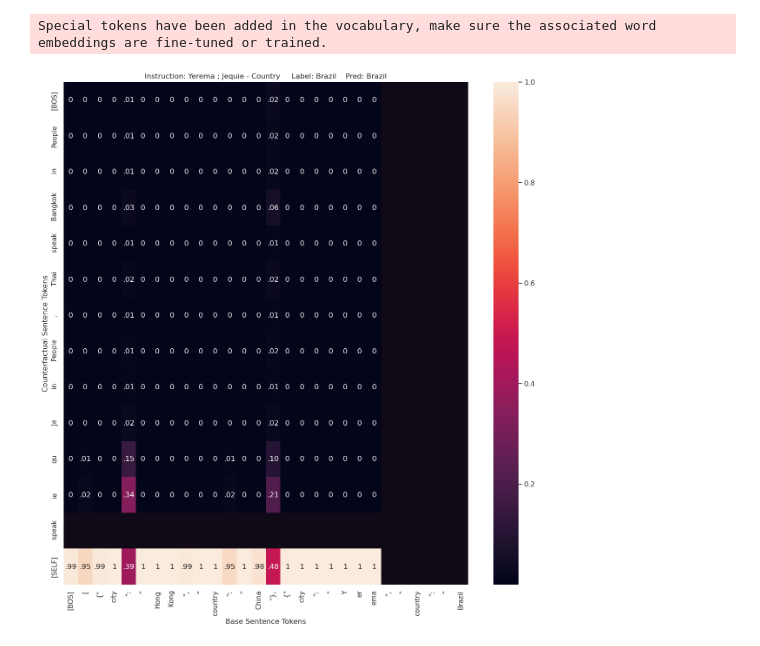
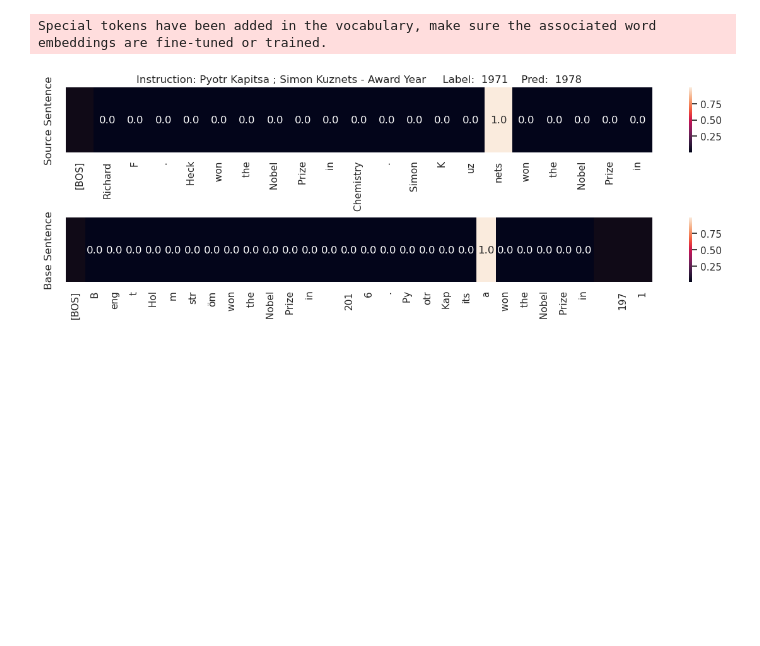
Before and after one commit to jiudingsun01/HyperDAS, a Jupyter notebook: inference.ipynb, the cells around one changed output. Saved outputs shown, nothing was run; the diff lists cells and outputs as text; code cells hidden in the pictures; blank space fills up the shorter version.

Commit message:
save before debug main

```diff
--- a/inference.ipynb
+++ b/inference.ipynb
@@ -14,10 +14,10 @@ tokenizer.padding_side = "left"
 tokenizer.pad_token = tokenizer.eos_token
 tokenizer.pad_token_id = tokenizer.eos_token_id
 
-train_dataset = load_from_disk("./experiments/RAVEL/data/city_train")
-test_dataset = load_from_disk("./experiments/RAVEL/data/city_test")
+train_dataset = load_from_disk("./experiments/RAVEL/data/train_large_cleaned")
+test_dataset = load_from_disk("./experiments/RAVEL/data/test_cleaned")
 
-collate_fn = get_ravel_collate_fn(tokenizer, add_space_before_target=True, contain_entity_position=True, source_suffix_visibility=False, base_suffix_visibility=False)
+collate_fn = get_ravel_collate_fn(tokenizer, add_space_before_target=True, contain_entity_position=True, source_suffix_visibility=True, base_suffix_visibility=True, bos_token_visibility=False)
 dataloader = DataLoader(test_dataset, batch_size=16, collate_fn=collate_fn, shuffle=False)
 train_dataloader = DataLoader(train_dataset, batch_size=16, collate_fn=collate_fn, shuffle=False)
 # %% [output]
@@ -26,31 +26,28 @@ Special tokens have been added in the vocabulary, make sure the associated word
 from src.hyperdas.llama3.model import RavelInterpretorHypernetwork
 
 hypernetwork = RavelInterpretorHypernetwork(
-    model_name_or_path="/scr-ssd/sjd24/llama3-8b",
+    model_name_or_path="/nlp/scr/sjd24/llama3-8b",
     num_editing_heads=32,
-    chop_editor_at_layer=8,
+    chop_editor_at_layer=4,
     intervention_layer=15,
     subspace_module="ReflectSelect",
     das_dimension=128,
-    break_asymmetric=False
 )
 hypernetwork = hypernetwork.to("cuda")
 # %% [output]
 Special tokens have been added in the vocabulary, make sure the associated word embeddings are fine-tuned or trained.
-# %%
-hypernetwork = hypernetwork.to("cuda")
-hypernetwork.load_model("/scr-ssd/sjd24/city_threshold_sparsity/final_model")
+# %%
+hypernetwork.load_model("/nlp/scr/sjd24/symmetric_hyperdas/model_epoch_0_step_15000")
 # %%
 # hypernetwork.interpretor.bidding_threshold = 0.2
 import seaborn as sns
 
 fig, ax = hypernetwork.plot_heatmap(
-    dataloader,
-    idxs=9,
-    inference_mode=None,
+    train_dataloader,
+    idxs=1,
     annot=True, batch_size=16,
     indicate_masked_tokens=True,
-    digits=2,
+    digits=1,
 )
 # %% [output]
-[figure, old version]
+[figure, new version]
```
Also changed, not shown: parts of 1 cell of this notebook, 8 other files.
